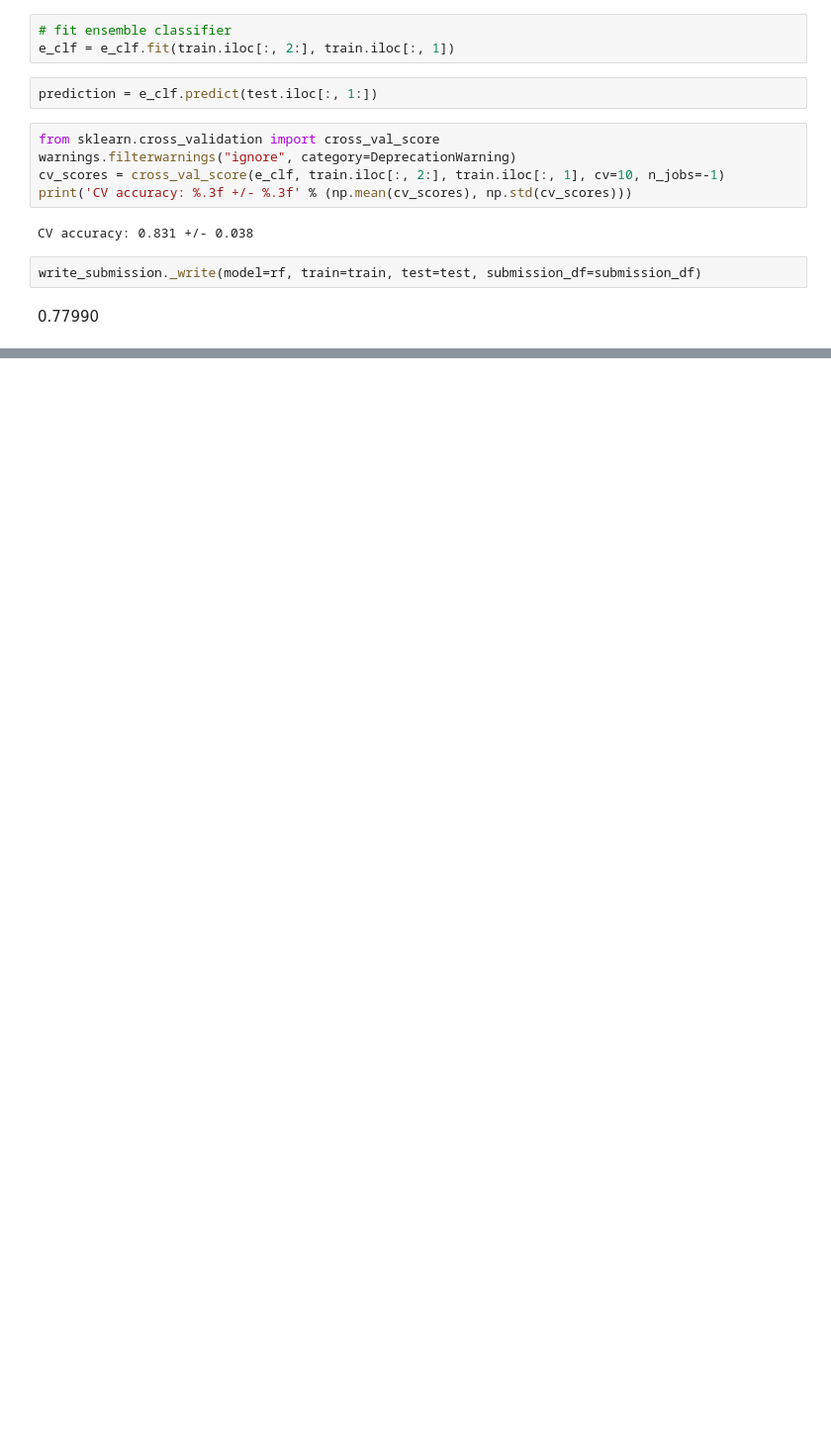
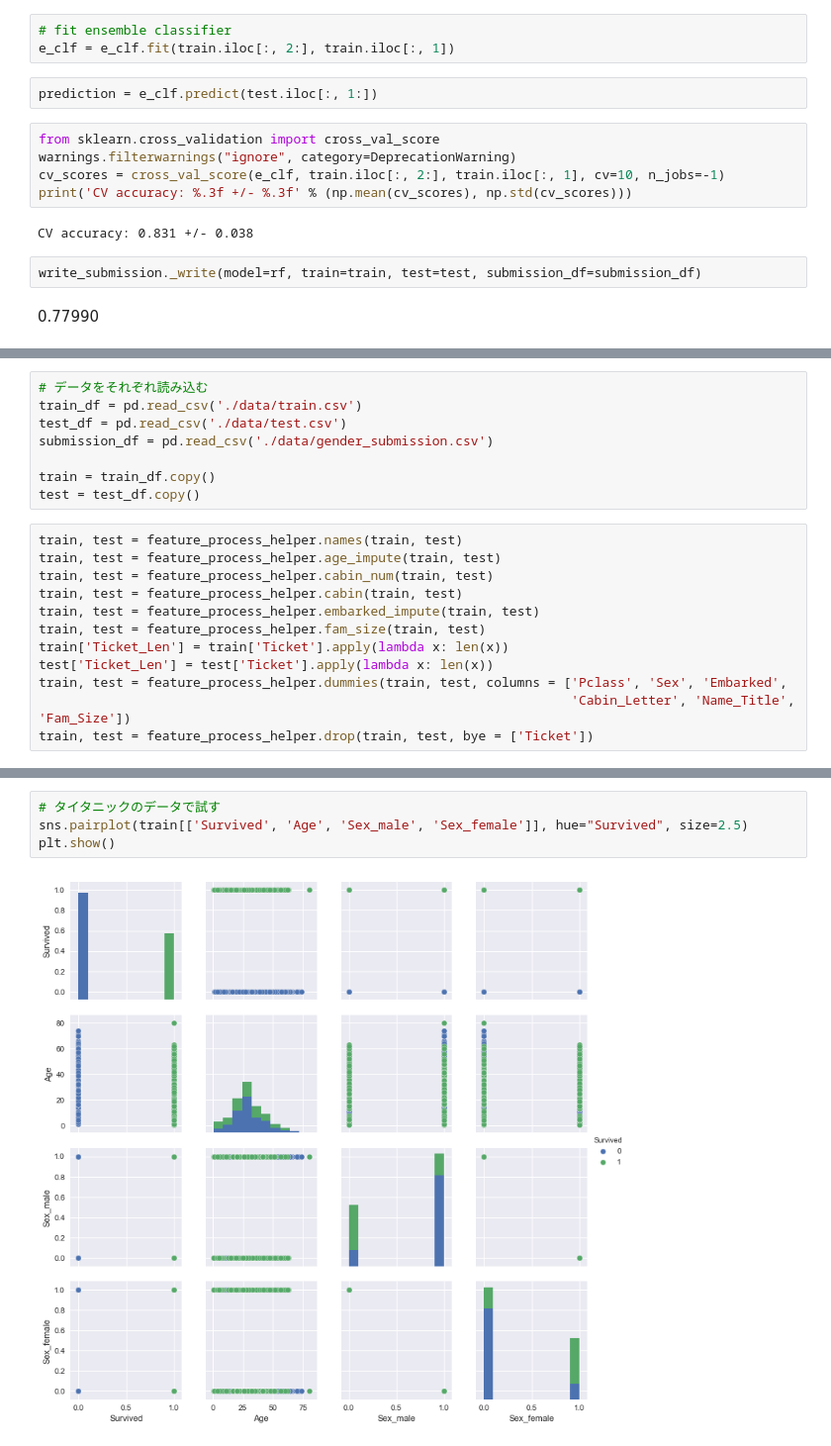
Before and after one commit to Aipakazuma/aipa-kaggle-titanic, a Jupyter notebook: workspace.ipynb, the cells around one changed output, grey strips where cells are left out. Shown at 99% size. Saved outputs shown, nothing was run; the diff lists cells and outputs as text; blank space fills up the shorter version.

```diff
--- a/workspace.ipynb
+++ b/workspace.ipynb
@@ -418,0 +372,20 @@ ValueError: Number of features of the model must match the input. Model n_featur
+# %%
+# データをそれぞれ読み込む
+train_df = pd.read_csv('./data/train.csv')
+test_df = pd.read_csv('./data/test.csv')
+submission_df = pd.read_csv('./data/gender_submission.csv')
+
+train = train_df.copy()
+test = test_df.copy()
+# %%
+train, test = feature_process_helper.names(train, test)
+train, test = feature_process_helper.age_impute(train, test)
+train, test = feature_process_helper.cabin_num(train, test)
+train, test = feature_process_helper.cabin(train, test)
+train, test = feature_process_helper.embarked_impute(train, test)
+train, test = feature_process_helper.fam_size(train, test)
+train['Ticket_Len'] = train['Ticket'].apply(lambda x: len(x))
+test['Ticket_Len'] = test['Ticket'].apply(lambda x: len(x))
+train, test = feature_process_helper.dummies(train, test, columns = ['Pclass', 'Sex', 'Embarked',
+                                                                     'Cabin_Letter', 'Name_Title', 'Fam_Size'])
+train, test = feature_process_helper.drop(train, test, bye = ['Ticket'])
@@ -418,0 +406,6 @@ ValueError: Number of features of the model must match the input. Model n_featur
+# %%
+# タイタニックのデータで試す
+sns.pairplot(train[['Survived', 'Age', 'Sex_male', 'Sex_female']], hue="Survived", size=2.5)
+plt.show()
+# %% [output]
+[figure, added]
```
Also changed, not shown: parts of 110 cells of this notebook, 2 other files.
